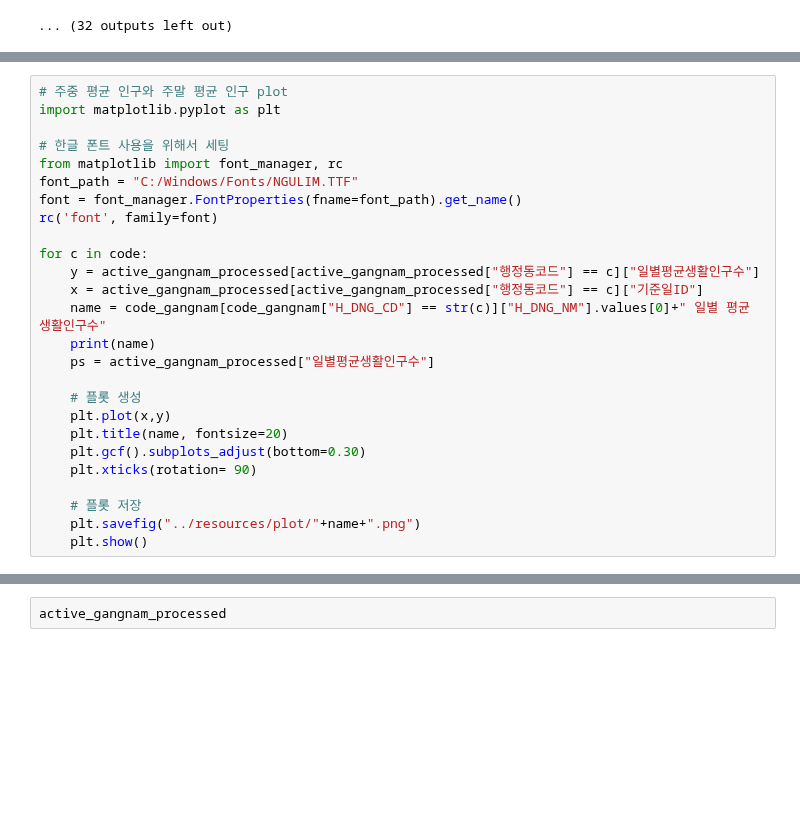
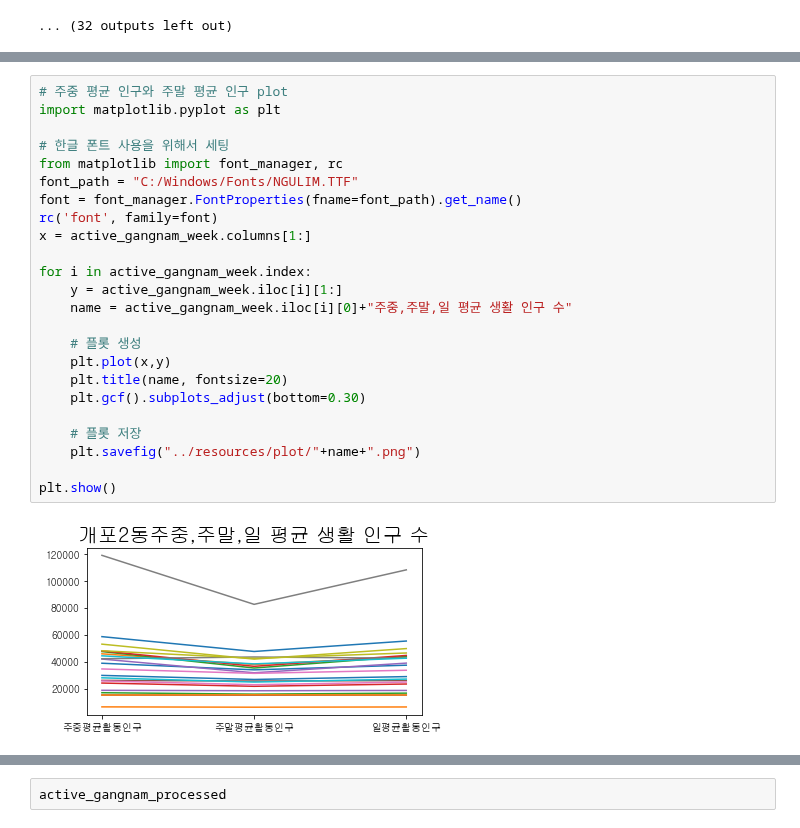
Before and after one commit to POSdata-Sales-Prediction/Store-operation-consulting, a Jupyter notebook: gangnam_active_people.ipynb, the cells around one changed output, grey strips where cells are left out. Drawn from its saved outputs; the diff is of its cells as text; blank space fills up the shorter version.

```diff
--- a/gangnam_active_people.ipynb
+++ b/gangnam_active_people.ipynb
@@ -312,29 +351,29 @@ print("70%:",ps.quantile(0.7))
 # %%
 # 주중 평균 인구와 주말 평균 인구 plot
 import matplotlib.pyplot as plt
 
 # 한글 폰트 사용을 위해서 세팅
 from matplotlib import font_manager, rc
 font_path = "C:/Windows/Fonts/NGULIM.TTF"
 font = font_manager.FontProperties(fname=font_path).get_name()
 rc('font', family=font)
+x = active_gangnam_week.columns[1:]
 
-for c in code:
-    y = active_gangnam_processed[active_gangnam_processed["행정동코드"] == c]["일별평균생활인구수"]
-    x = active_gangnam_processed[active_gangnam_processed["행정동코드"] == c]["기준일ID"]
-    name = code_gangnam[code_gangnam["H_DNG_CD"] == str(c)]["H_DNG_NM"].values[0]+" 일별 평균 생활인구수"
-    print(name)
-    ps = active_gangnam_processed["일별평균생활인구수"]
+for i in active_gangnam_week.index:
+    y = active_gangnam_week.iloc[i][1:]
+    name = active_gangnam_week.iloc[i][0]+"주중,주말,일 평균 생활 인구 수"
 
     # 플롯 생성
     plt.plot(x,y)
     plt.title(name, fontsize=20)
     plt.gcf().subplots_adjust(bottom=0.30)
-    plt.xticks(rotation= 90)
 
     # 플롯 저장
     plt.savefig("../resources/plot/"+name+".png")
-    plt.show()
+
+plt.show()
+# %% [output]
+[figure, added]
 # %%
 active_gangnam_week
 # %% [output]
```
Also changed, not shown: parts of 5 cells of this notebook, 1 other file.
